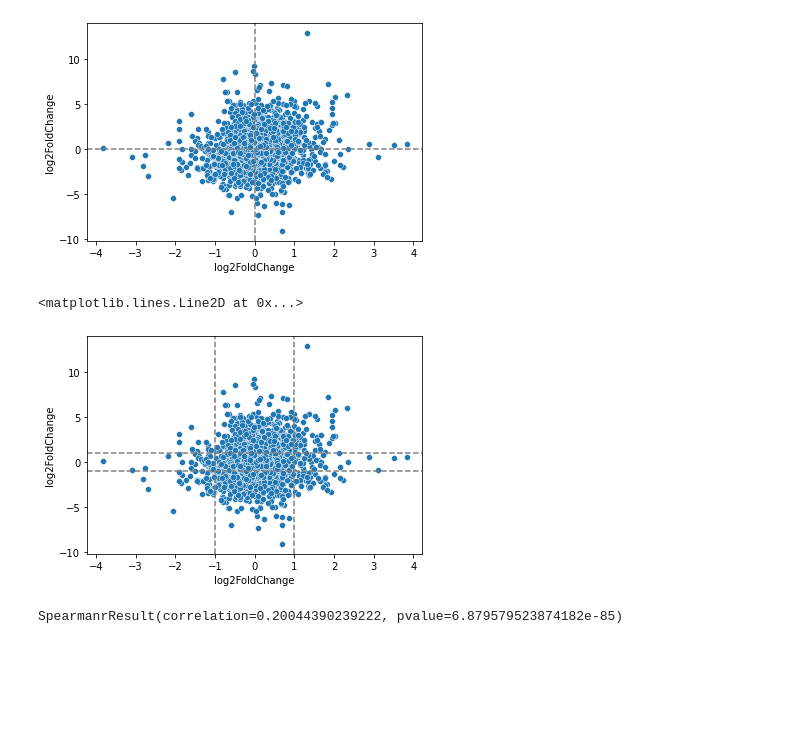
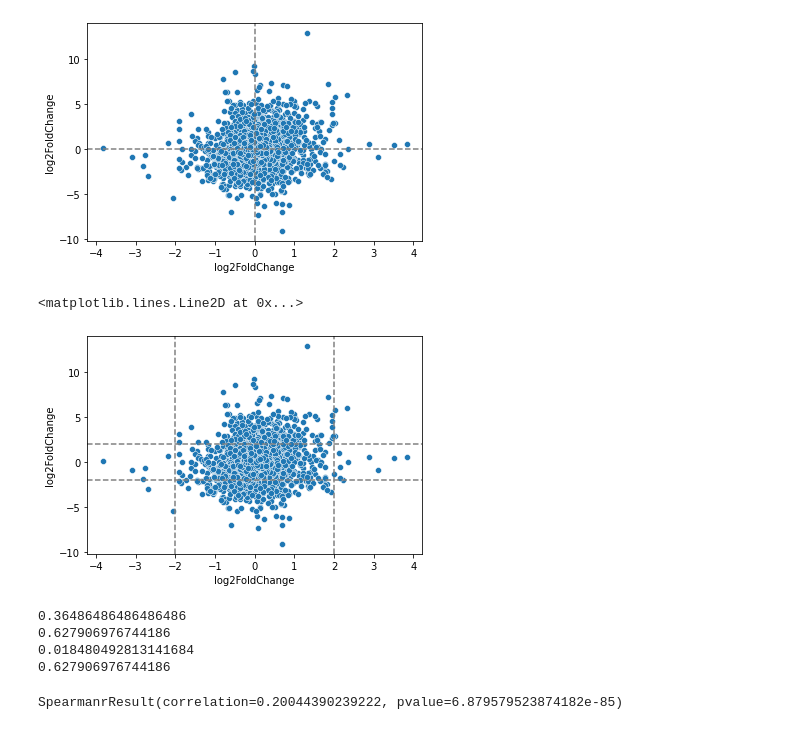
Before and after one commit to mikepassal/Plant_Go_Group_Analysis, a Jupyter notebook: Cross_species_module_comparison/Medicago_grape_salt/Redo_pino/gene_vs_ortho_comparison.ipynb, the cells around one changed output. Cells and saved outputs as stored; diff of their text form; code cells hidden in the pictures; blank space fills up the shorter version.

```diff
--- a/Cross_species_module_comparison/Medicago_grape_salt/Redo_pino/gene_vs_ortho_comparison.ipynb
+++ b/Cross_species_module_comparison/Medicago_grape_salt/Redo_pino/gene_vs_ortho_comparison.ipynb
@@ -36,13 +36,40 @@ plt.axhline(0, color="grey", linestyle="--")
 [figure]
 # %%
 sns.scatterplot(x =trimmed_tomato_ortho['log2FoldChange'], y = trimmed_arabi_ortho['log2FoldChange'])
-plt.axvline(1, color="grey", linestyle="--")
-plt.axhline(1, color="grey", linestyle="--")
-plt.axvline(-1, color="grey", linestyle="--")
-plt.axhline(-1, color="grey", linestyle="--")
+plt.axvline(2, color="grey", linestyle="--")
+plt.axhline(2, color="grey", linestyle="--")
+plt.axvline(-2, color="grey", linestyle="--")
+plt.axhline(-2, color="grey", linestyle="--")
 # %% [output]
 <matplotlib.lines.Line2D at 0x...>
-[figure, old version]
+[figure, new version]
+# %%
+merged_result = pd.DataFrame(data = zip(trimmed_tomato_ortho['log2FoldChange'], trimmed_arabi_ortho['log2FoldChange']), columns = ['Tomato','Arabi'])
+pos_thresh = 1.5
+neg_thresh = -1.5
+tomato_any_change = merged_result.loc[(merged_result['Tomato']>pos_thresh)|(merged_result['Tomato']<neg_thresh)]
+tomato_concordant_change = merged_result.loc[((merged_result['Tomato']>pos_thresh) & (merged_result['Arabi']>pos_thresh)) | ((merged_result['Tomato']<neg_thresh) & (merged_result['Arabi']<neg_thresh))]
+tomato_disconcordant_change = merged_result.loc[((merged_result['Tomato']>pos_thresh) & (merged_result['Arabi']<neg_thresh)) | ((merged_result['Tomato']<neg_thresh) & (merged_result['Arabi']>pos_thresh))]
+percent_concordant_tomato = len(tomato_concordant_change)/len(tomato_any_change)
+percent_non_discord_tomato = len(tomato_concordant_change)/(len(tomato_concordant_change+tomato_disconcordant_change))
+print(percent_concordant_tomato)
+print(percent_non_discord_tomato)
+
+
+arabi_any_change = merged_result.loc[(merged_result['Arabi']>pos_thresh)|(merged_result['Arabi']<neg_thresh)]
+arabi_concordant_change = merged_result.loc[((merged_result['Arabi']>pos_thresh) & (merged_result['Tomato']>pos_thresh)) | ((merged_result['Arabi']<neg_thresh) & (merged_result['Tomato']<neg_thresh))]
+arabi_disconcordant_change = merged_result.loc[((merged_result['Arabi']>pos_thresh) & (merged_result['Tomato']<neg_thresh)) | ((merged_result['Arabi']<neg_thresh) & (merged_result['Tomato']>pos_thresh))]
+
+percent_concordant_arabi = len(arabi_concordant_change)/len(arabi_any_change)
+percent_non_discord_arabi = len(arabi_concordant_change)/(len(arabi_concordant_change+arabi_disconcordant_change))
+
+print(percent_concordant_arabi)
+print(percent_non_discord_arabi)
+# %% [output]
+0.36486486486486486
+0.627906976744186
+0.018480492813141684
+0.627906976744186
 # %%
 stats.spearmanr(a=trimmed_tomato_ortho['log2FoldChange'], b = trimmed_arabi_ortho['log2FoldChange'] )
 # %% [output]
```
Also changed, not shown: parts of 3 cells of this notebook, 12 other files.
